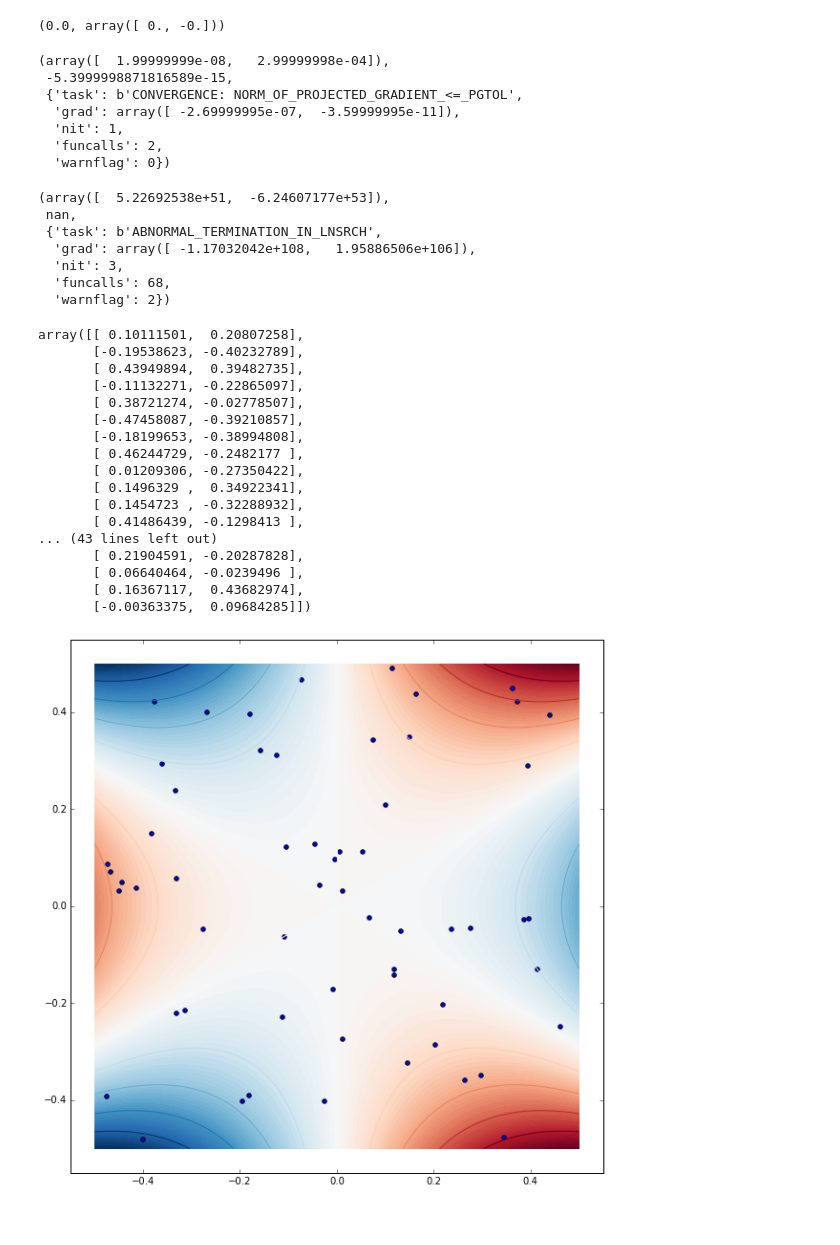
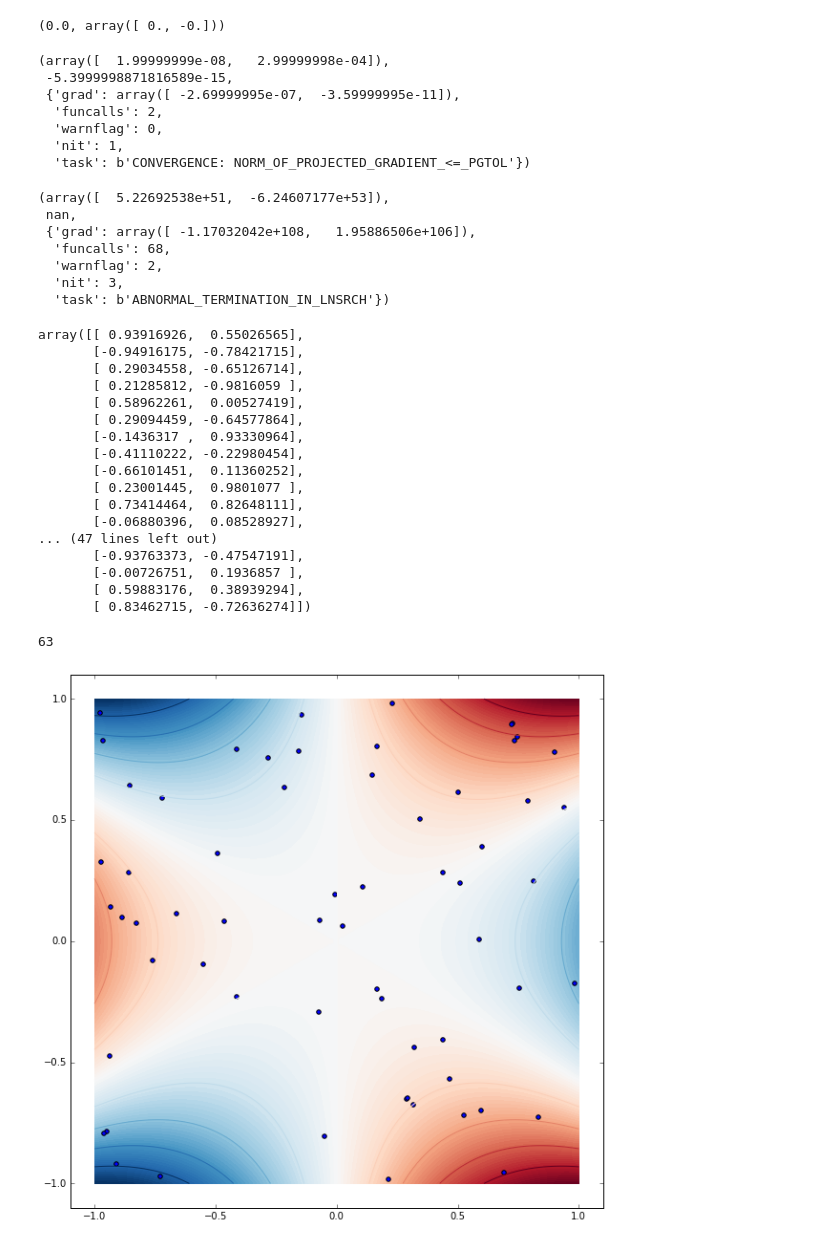
Before and after one commit to ogrisel/notebooks, a Jupyter notebook: Saddle Point LBFGS.ipynb, the cells around one changed output. Drawn from its saved outputs; the diff is of its cells as text; code cells hidden in the pictures.

```diff
--- a/Saddle Point LBFGS.ipynb
+++ b/Saddle Point LBFGS.ipynb
@@ -12,8 +12,8 @@ def df(x, y):
         - 6 * x * y,
     ])
 # %%
-x = np.linspace(-10, 10, 100)
-y = np.linspace(-10, 10, 100)
+x = np.linspace(-1, 1, 100)
+y = np.linspace(-1, 1, 100)
 
 X, Y = np.meshgrid(x, y)
 plt.figure(figsize=(10, 10))
@@ -35,21 +35,21 @@ fmin_l_bfgs_b(eval_params, np.array([1, 0.0001]), disp=10)
 # %% [output]
 (array([  1.99999999e-08,   2.99999998e-04]),
  -5.3999998871816589e-15,
- {'task': b'CONVERGENCE: NORM_OF_PROJECTED_GRADIENT_<=_PGTOL',
-  'grad': array([ -2.69999995e-07,  -3.59999995e-11]),
+ {'grad': array([ -2.69999995e-07,  -3.59999995e-11]),
+  'funcalls': 2,
+  'warnflag': 0,
   'nit': 1,
-  'funcalls': 2,
-  'warnflag': 0})
+  'task': b'CONVERGENCE: NORM_OF_PROJECTED_GRADIENT_<=_PGTOL'})
 # %%
 fmin_l_bfgs_b(eval_params, np.array([-.002, .003]), disp=10)
 # %% [output]
 (array([  5.22692538e+51,  -6.24607177e+53]),
  nan,
- {'task': b'ABNORMAL_TERMINATION_IN_LNSRCH',
-  'grad': array([ -1.17032042e+108,   1.95886506e+106]),
+ {'grad': array([ -1.17032042e+108,   1.95886506e+106]),
+  'funcalls': 68,
+  'warnflag': 2,
   'nit': 3,
-  'funcalls': 68,
-  'warnflag': 2})
+  'task': b'ABNORMAL_TERMINATION_IN_LNSRCH'})
 # %%
 x_small = np.linspace(-.1, .1, 10)
 y_small = np.linspace(-.1, .1, 10)
@@ -57,7 +57,7 @@ y_small = np.linspace(-.1, .1, 10)
 X_small, Y_small = np.meshgrid(x_small, y_small)
 
 rng = np.random.RandomState(42)
-pairs = [rng.uniform(-.5, .5, size=2) for i in range(500)]
+pairs = [rng.uniform(-1, 1, size=2) for i in range(500)]
 
 attracted = np.array([
     (x, y) for x, y in pairs
@@ -65,31 +65,35 @@ attracted = np.array([
 ])
 attracted
 # %% [output]
-array([[ 0.10111501,  0.20807258],
-       [-0.19538623, -0.40232789],
-       [ 0.43949894,  0.39482735],
-       [-0.11132271, -0.22865097],
-       [ 0.38721274, -0.02778507],
-       [-0.47458087, -0.39210857],
-       [-0.18199653, -0.38994808],
-       [ 0.46244729, -0.2482177 ],
-       [ 0.01209306, -0.27350422],
-       [ 0.1496329 ,  0.34922341],
-       [ 0.1454723 , -0.32288932],
-       [ 0.41486439, -0.1298413 ],
-... (43 lines left out)
-       [ 0.21904591, -0.20287828],
-       [ 0.06640464, -0.0239496 ],
-       [ 0.16367117,  0.43682974],
-       [-0.00363375,  0.09684285]])
+array([[ 0.93916926,  0.55026565],
+       [-0.94916175, -0.78421715],
+       [ 0.29034558, -0.65126714],
+       [ 0.21285812, -0.9816059 ],
+       [ 0.58962261,  0.00527419],
+       [ 0.29094459, -0.64577864],
+       [-0.1436317 ,  0.93330964],
+       [-0.41110222, -0.22980454],
+       [-0.66101451,  0.11360252],
+       [ 0.23001445,  0.9801077 ],
+       [ 0.73414464,  0.82648111],
+       [-0.06880396,  0.08528927],
+... (47 lines left out)
+       [-0.93763373, -0.47547191],
+       [-0.00726751,  0.1936857 ],
+       [ 0.59883176,  0.38939294],
+       [ 0.83462715, -0.72636274]])
+# %%
+len(attracted)
+# %% [output]
+63
 # %%
-x = np.linspace(-.5, .5, 100)
-y = np.linspace(-.5, .5, 100)
+x = np.linspace(-1, 1, 100)
+y = np.linspace(-1, 1, 100)
 
 X, Y = np.meshgrid(x, y)
 plt.figure(figsize=(10, 10))
 plt.contour(X, Y, f(X, Y), 10, cmap=plt.cm.RdBu)
 plt.contourf(X, Y, f(X, Y), 100, cmap=plt.cm.RdBu)
 plt.scatter(attracted[:, 0], attracted[:, 1]);
 # %% [output]
-[figure, old version]
+[figure, new version]
```
Also changed, not shown: parts of 1 cell of this notebook.
